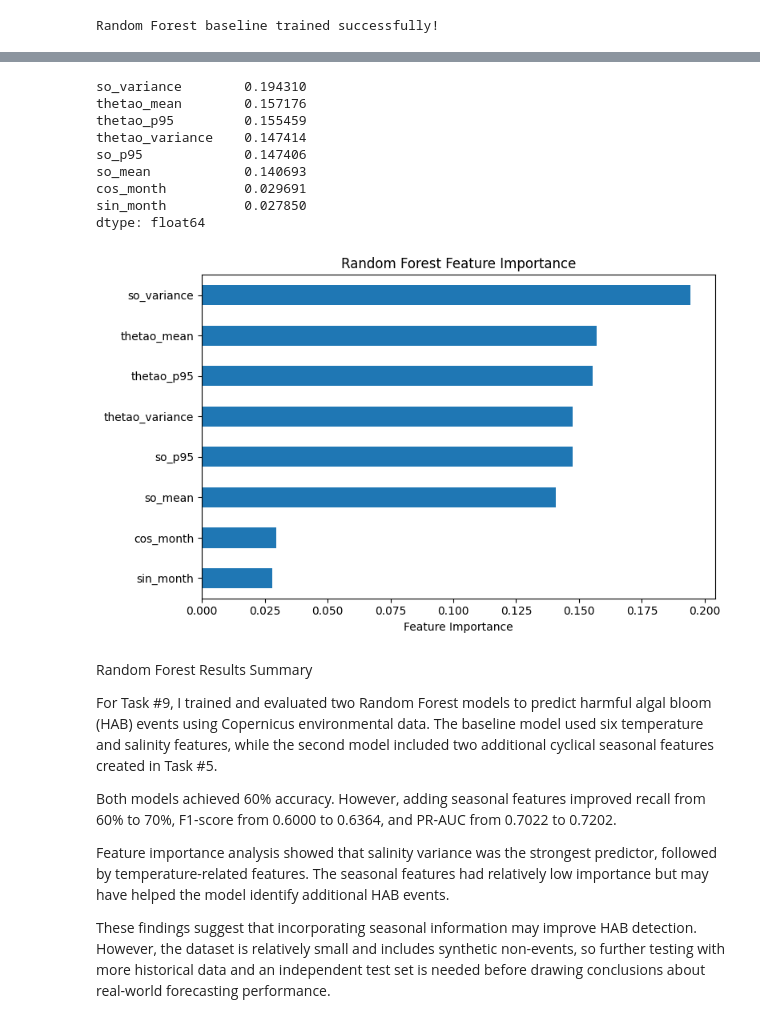
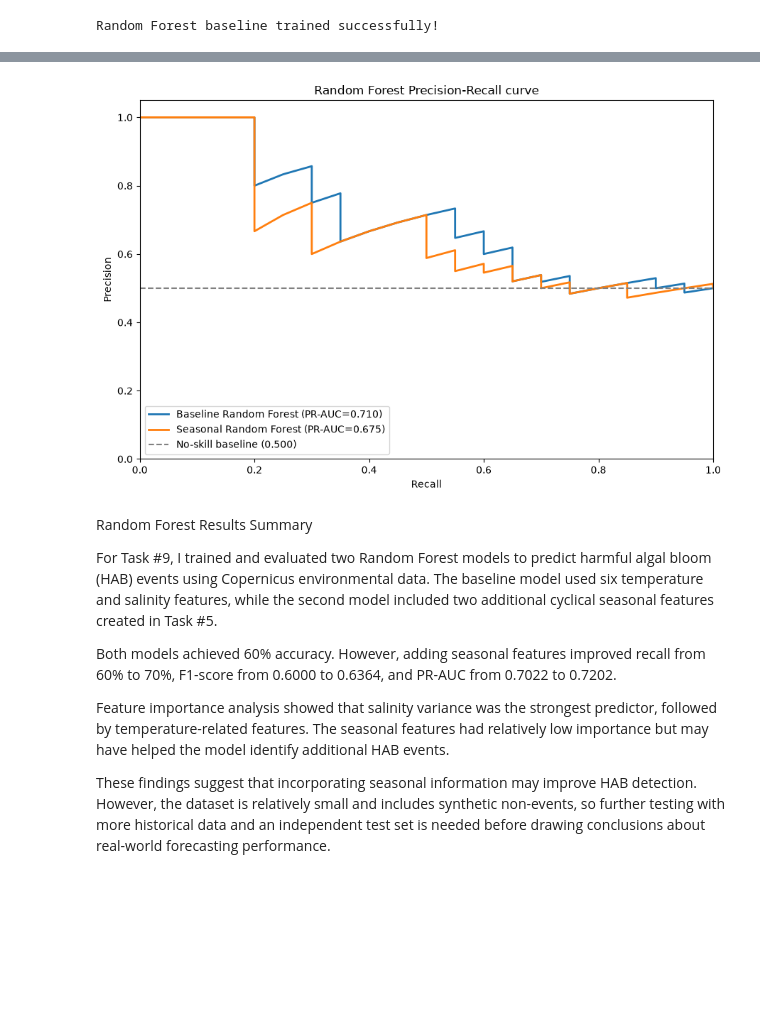
Before and after one commit to Break-Through-Tech/Oregon-State-University-1A-forecasting-risk-of-harmful-algal-blooms-in-coastal-marine-ecosystems, a Jupyter notebook: notebooks/RandomForest.ipynb, the cells around one changed output, grey strips where cells are left out. Saved outputs shown, nothing was run; the diff lists cells and outputs as text; code cells hidden in the pictures; blank space fills up the shorter version.

Commit message:
added curve graph

```diff
--- a/notebooks/RandomForest.ipynb
+++ b/notebooks/RandomForest.ipynb
@@ -194,33 +155,41 @@ plt.show()
-# %%
-import pandas as pd
-
-importances = pd.Series(
-    rf_seasonal.named_steps["model"].feature_importances_,
-    index=seasonal_features
-).sort_values(ascending=False)
-
-print(importances)
-
-importances.sort_values().plot(
-    kind="barh",
-    figsize=(8, 5),
-    title="Random Forest Feature Importance"
-)
-
-plt.xlabel("Feature Importance")
-plt.tight_layout()
-plt.show()
-# %% [output]
-so_variance        0.194310
-thetao_mean        0.157176
-thetao_p95         0.155459
-thetao_variance    0.147414
-so_p95             0.147406
-so_mean            0.140693
-cos_month          0.029691
-sin_month          0.027850
-dtype: float64
-[figure, removed]
+# %%
+from sklearn.metrics import precision_recall_curve
+import matplotlib.pyplot as plt
+
+baseline_precision, baseline_recall, _ = precision_recall_curve(y_val, y_prob)
+seasonal_precision, seasonal_recall, _ = precision_recall_curve(y_val, seasonal_prob)
+
+fig, ax = plt.subplots(figsize=(9, 6))
+ax.plot(
+    baseline_recall,
+    baseline_precision,
+    linewidth=2,
+    label=f"Baseline Random Forest (PR-AUC={average_precision_score(y_val, y_prob):.3f})",
+)
+ax.plot(
+    seasonal_recall,
+    seasonal_precision,
+    linewidth=2,
+    label=f"Seasonal Random Forest (PR-AUC={average_precision_score(y_val, seasonal_prob):.3f})",
+)
+
+positive_rate = y_val.mean()
+ax.axhline(
+    positive_rate,
+    color="gray",
+    linestyle="--",
+    label=f"No-skill baseline ({positive_rate:.3f})",
+)
+ax.set_title("Random Forest Precision-Recall curve")
+ax.set_xlabel("Recall")
+ax.set_ylabel("Precision")
+ax.set_xlim(0, 1)
+ax.set_ylim(0, 1.05)
+ax.legend(loc="lower left")
+fig.tight_layout()
+plt.show()
+# %% [output]
+[figure, added]
 # %% [markdown]
 Random Forest Results Summary
 
```
Also changed, not shown: parts of 7 cells of this notebook.
